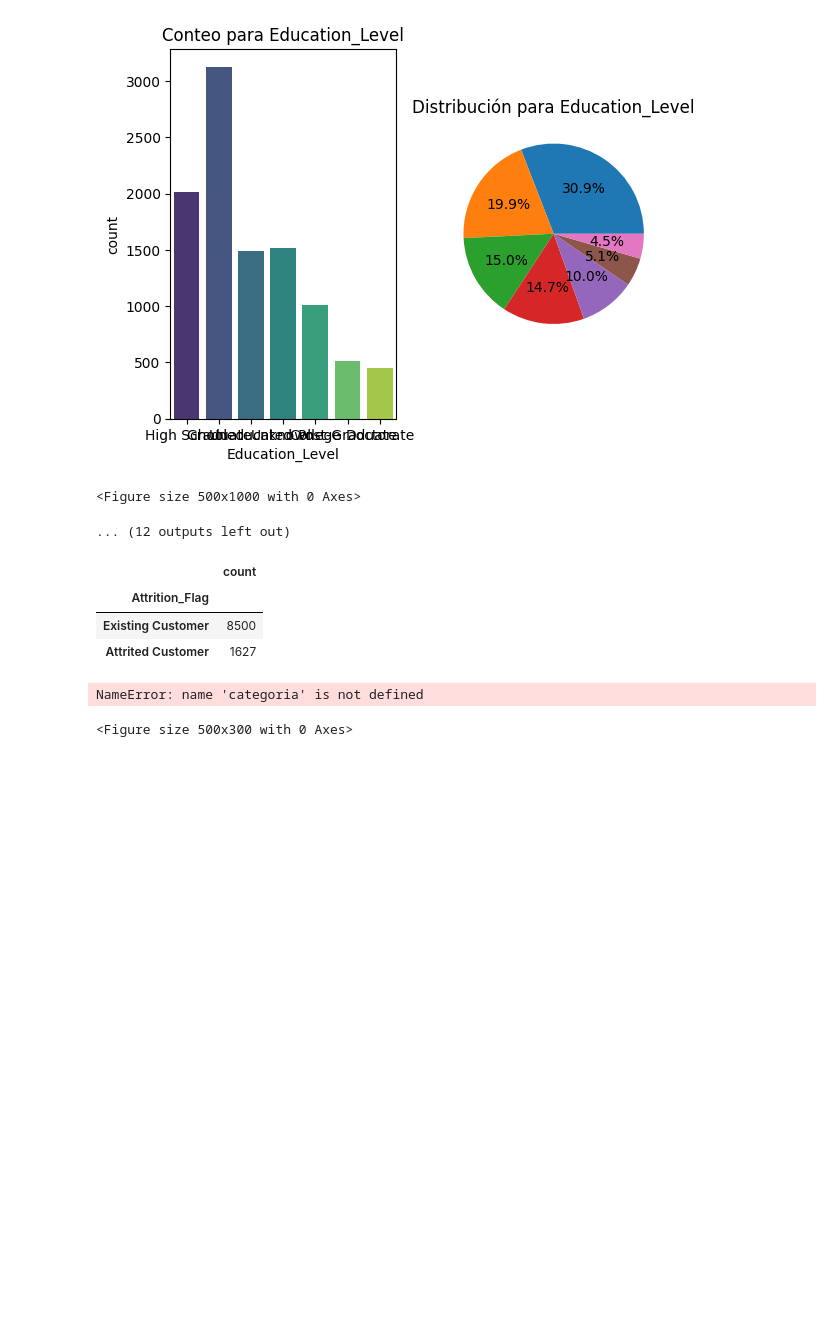
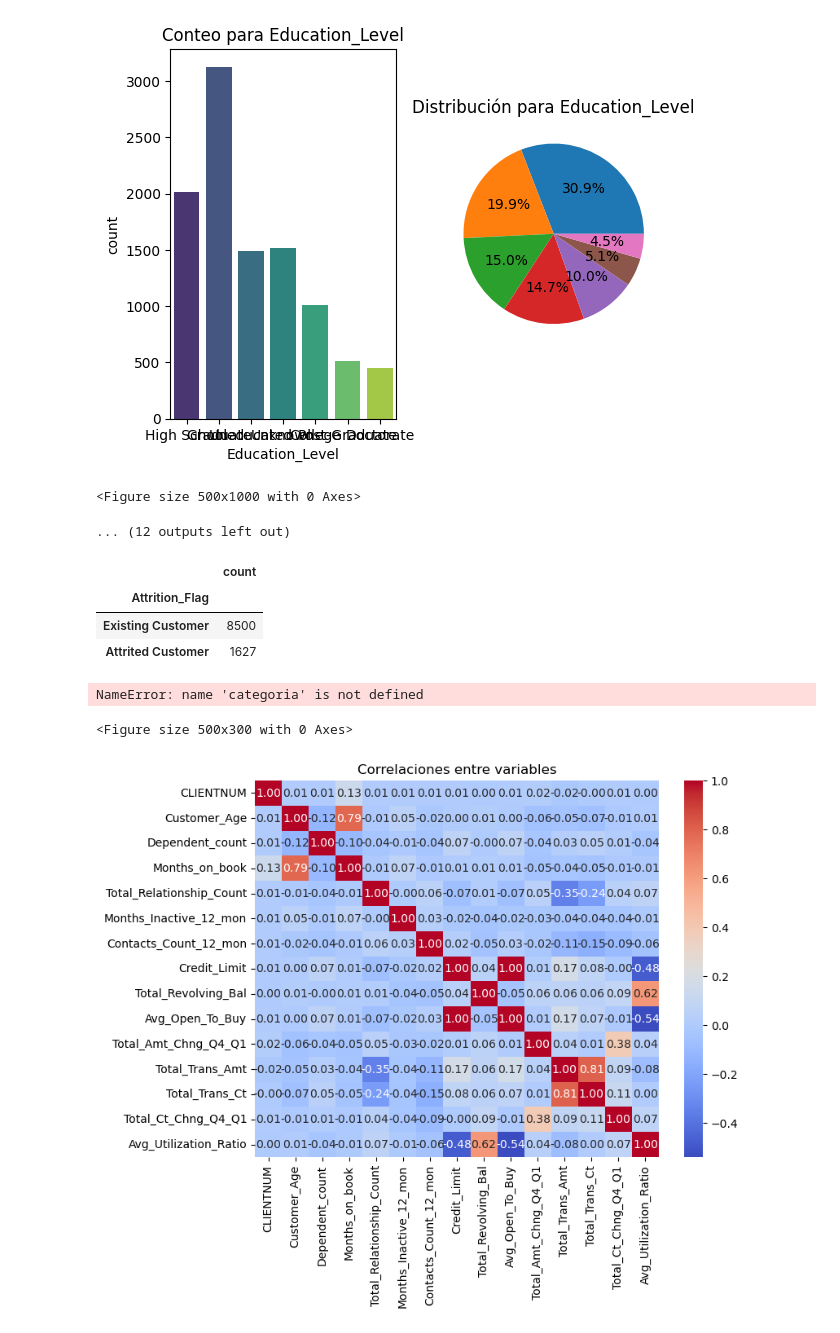
Before and after one commit to spulidov91/DSA_churn, a Jupyter notebook: Churn Project.ipynb, the cells around one changed output. Saved outputs shown, nothing was run; the diff lists cells and outputs as text; code cells hidden in the pictures; blank space fills up the shorter version.

```diff
--- a/Churn Project.ipynb
+++ b/Churn Project.ipynb
@@ -110,3 +110,17 @@ plt.bar()
 # %% [output]
 NameError: name 'categoria' is not defined
 <Figure size 500x300 with 0 Axes>
+# %%
+# Seleccionar solo columnas numéricas
+numerical_data = datos.select_dtypes(include=['float64', 'int64'])
+
+# Calcular la matriz de correlación
+corr = numerical_data.corr()
+
+# Crear el heatmap
+plt.figure(figsize=[8, 6])
+sns.heatmap(corr, annot=True, cmap='coolwarm', fmt='.2f')
+plt.title('Correlaciones entre variables')
+plt.show()
+# %% [output]
+[figure, added]
```
Also changed, not shown: parts of 3 cells of this notebook.
